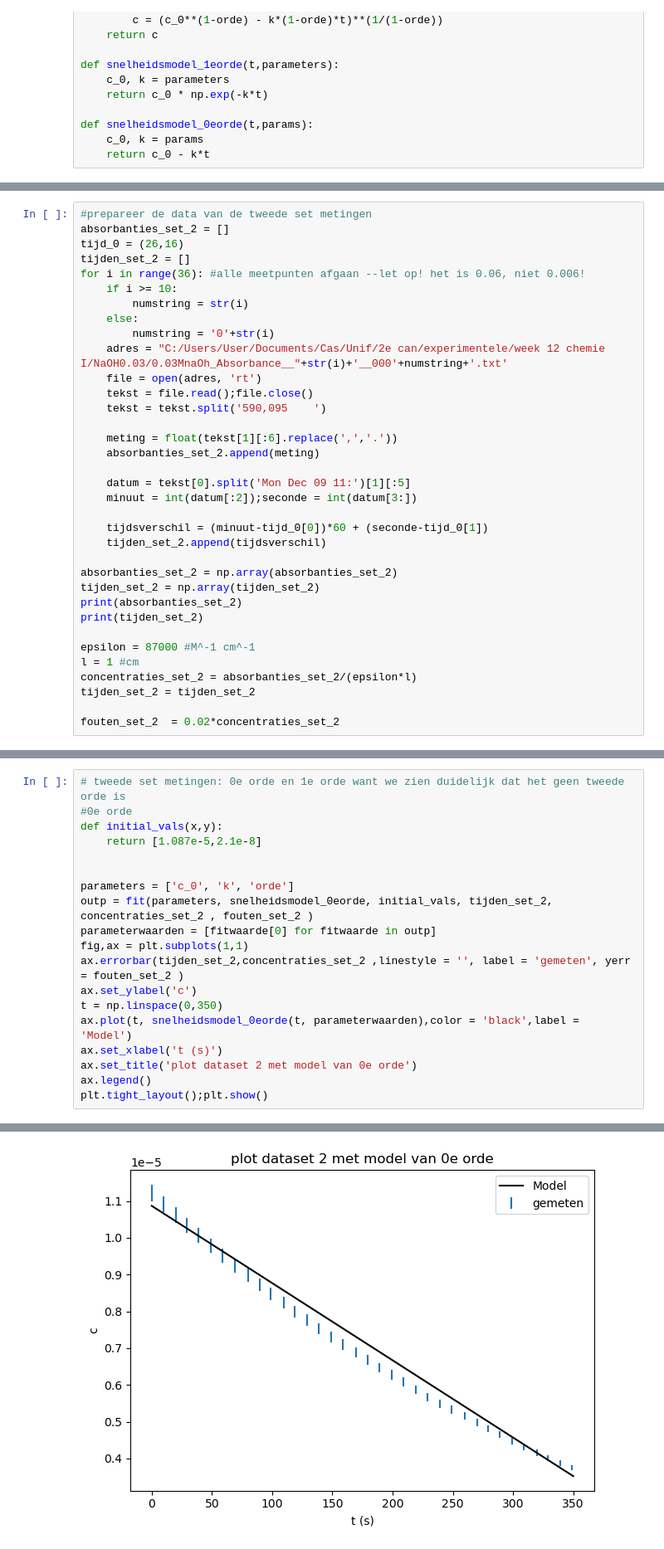
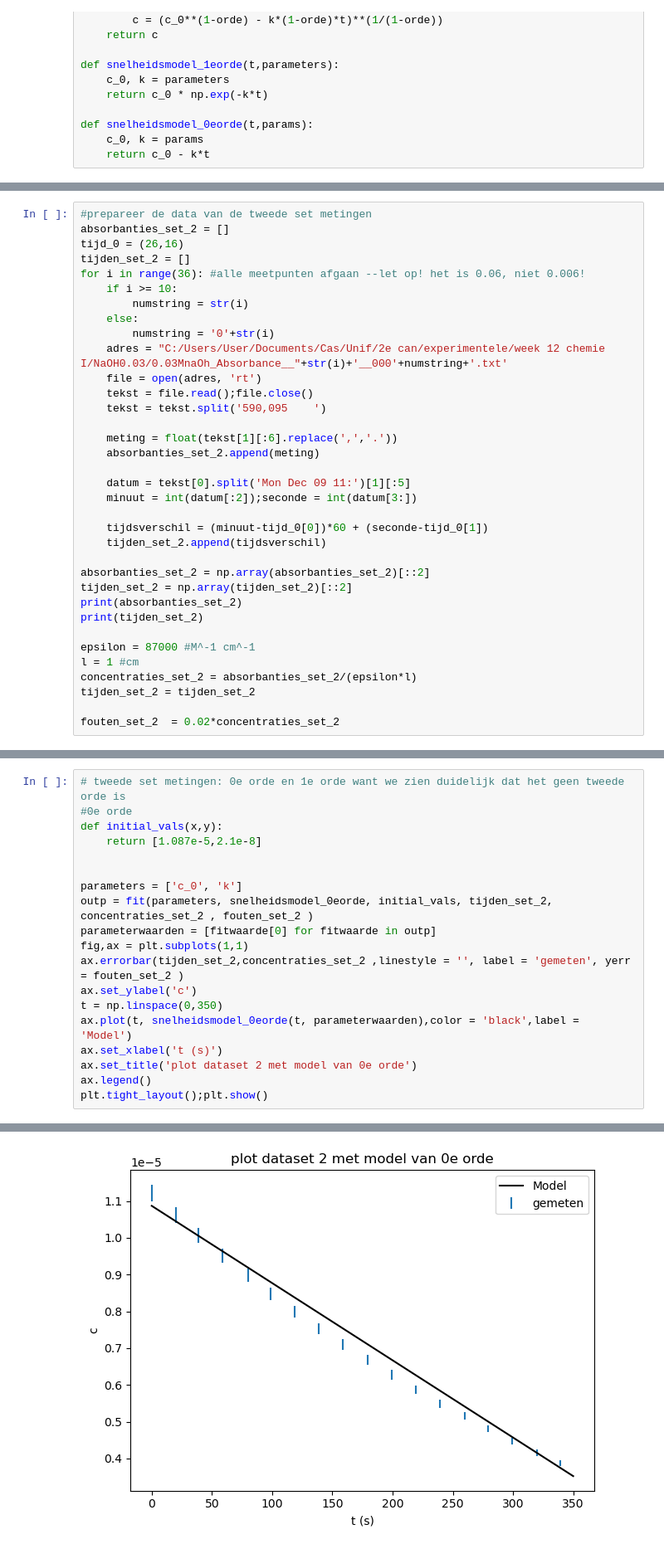
Before and after one commit to justlearning42/Experimentele_vscode, a Jupyter notebook: kinetica.ipynb, the cells around one changed output, grey strips where cells are left out. Shown: that part at 83% size. Saved outputs shown, nothing was run; the diff lists cells and outputs as text.

```diff
--- a/kinetica.ipynb
+++ b/kinetica.ipynb
@@ -225,8 +214,8 @@ for i in range(36): #alle meetpunten afgaan --let op! het is 0.06, niet 0.006!
     tijdsverschil = (minuut-tijd_0[0])*60 + (seconde-tijd_0[1])
     tijden_set_2.append(tijdsverschil)
 
-absorbanties_set_2 = np.array(absorbanties_set_2)
-tijden_set_2 = np.array(tijden_set_2)
+absorbanties_set_2 = np.array(absorbanties_set_2)[::2]
+tijden_set_2 = np.array(tijden_set_2)[::2]
 print(absorbanties_set_2)
 print(tijden_set_2)
 
@@ -296,7 +280,7 @@ def initial_vals(x,y):
     return [1.087e-5,2.1e-8]
 
 
-parameters = ['c_0', 'k', 'orde']
+parameters = ['c_0', 'k']
 outp = fit(parameters, snelheidsmodel_0eorde, initial_vals, tijden_set_2, concentraties_set_2 , fouten_set_2 )
 parameterwaarden = [fitwaarde[0] for fitwaarde in outp]
 fig,ax = plt.subplots(1,1)
@@ -329,4 +313,4 @@ De gereduceerde chi^2 waarde is: 5.3553
-[figure, old version]
+[figure, new version]
 # %%
 # tweede set metingen: 0e orde
 def initial_vals(x,y):
```
Also changed, not shown: parts of 9 cells of this notebook, 1 other file.
